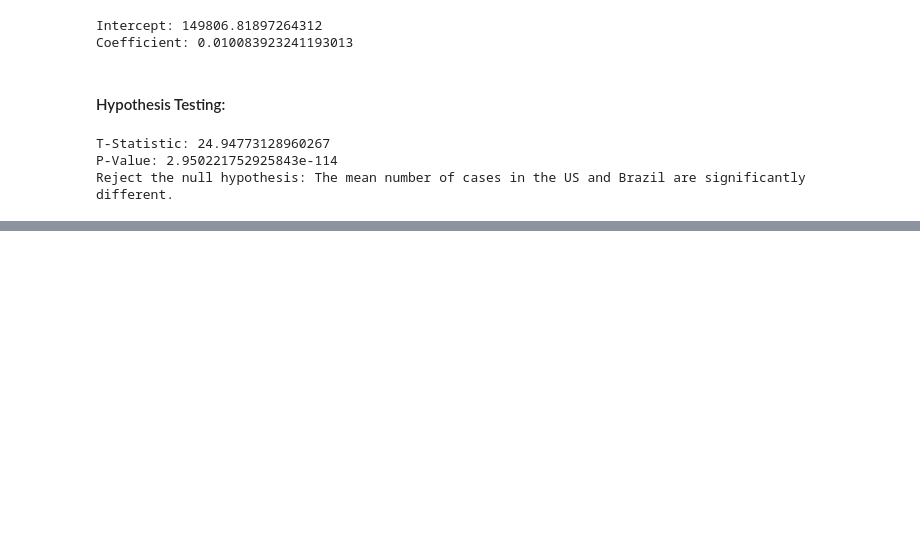
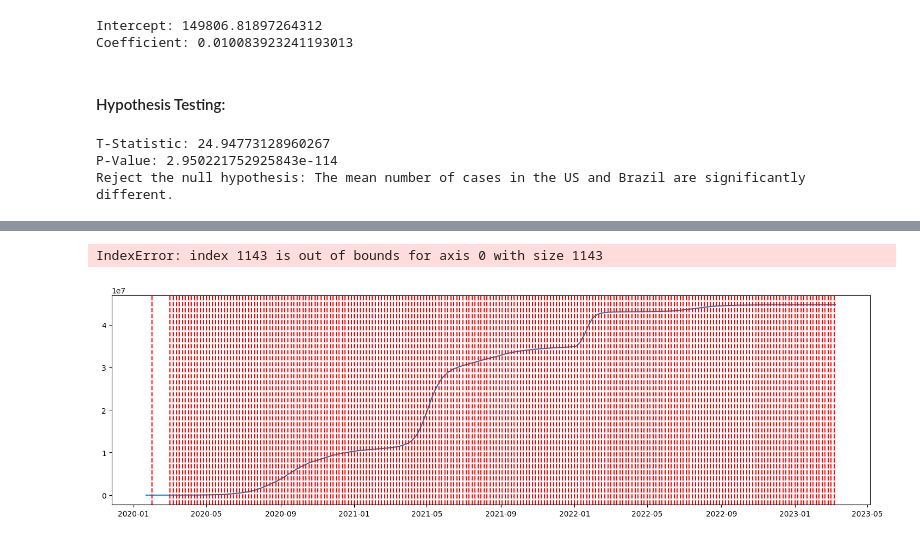
Before and after one commit to Akshay-Paunikar/Statistics_for_Data_Science, a Jupyter notebook: Data_Analysis/Covid_19/Covid_19_Data_Analysis.ipynb, the cells around one changed output, grey strips where cells are left out. Saved outputs shown, nothing was run; the diff lists cells and outputs as text; code cells hidden in the pictures; blank space fills up the shorter version.

```diff
--- a/Data_Analysis/Covid_19/Covid_19_Data_Analysis.ipynb
+++ b/Data_Analysis/Covid_19/Covid_19_Data_Analysis.ipynb
@@ -279,0 +311,26 @@ Reject the null hypothesis: The mean number of cases in the US and Brazil are si
+# %%
+# Change Point Detection
+import ruptures as rpt
+
+# Example: Change point detection for India
+country = 'India'
+series = confirmed_df[country].values
+
+# Model: "l1" for linear trend changes
+algo = rpt.Pelt(model="l1").fit(series)
+result = algo.predict(pen=10)
+
+# Plotting
+plt.figure(figsize=(18, 5))
+plt.plot(confirmed_df.index, series, label='Confirmed Cases')
+for cp in result:
+    plt.axvline(confirmed_df.index[cp], color='red', linestyle='--')
+plt.title(f'Change Point Detection in {country} COVID-19 Cases')
+plt.xlabel('Date')
+plt.ylabel('Number of Cases')
+plt.legend()
+plt.grid(True)
+plt.show()
+# %% [output]
+IndexError: index 1143 is out of bounds for axis 0 with size 1143
+[figure, added]
```
Also changed, not shown: parts of 3 cells of this notebook.
